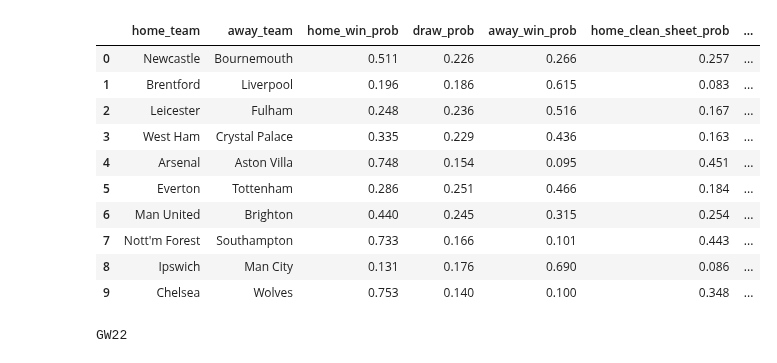
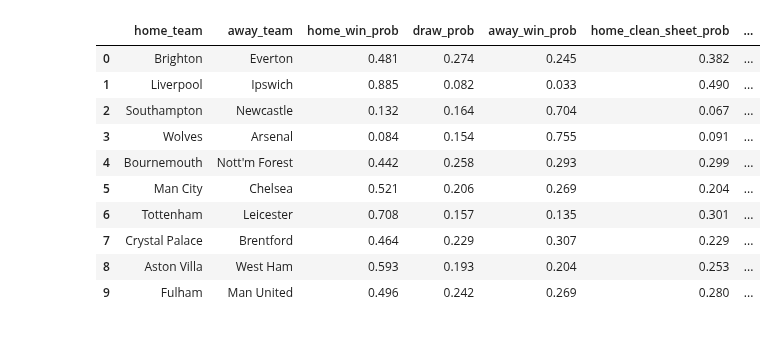
Before and after one commit to louis-porter/football-analytics, a Jupyter notebook: models/team-strength-models/ensemble_dixon_coles_model.ipynb, the cells around one changed output. Saved outputs shown, nothing was run; the diff lists cells and outputs as text; code cells hidden in the pictures.

Commit message:
gw preds 23

```diff
--- a/models/team-strength-models/ensemble_dixon_coles_model.ipynb
+++ b/models/team-strength-models/ensemble_dixon_coles_model.ipynb
@@ -544,66 +544,64 @@ import os
 
 # Manually define fixtures for GW22
 fixtures = [
-    ("Newcastle", "Bournemouth"),
-    ("Brentford", "Liverpool"),
-    ("Leicester", "Fulham"),
-    ("West Ham", "Crystal Palace"),
-    ("Arsenal", "Aston Villa"),
-    ("Everton", "Tottenham"),
-    ("Man United", "Brighton"),
-    ("Nott'm Forest", "Southampton"),
-    ("Ipswich", "Man City"),
-    ("Chelsea", "Wolves")
+    ("Brighton", "Everton"),
+    ("Liverpool", "Ipswich"),
+    ("Southampton", "Newcastle"),
+    ("Wolves", "Arsenal"),
+    ("Bournemouth", "Nott'm Forest"),
+    ("Man City", "Chelsea"),
+    ("Tottenham", "Leicester"),
+    ("Crystal Palace", "Brentford"),
+    ("Aston Villa", "West Ham"),
+    ("Fulham", "Man United")
 ]
 
 # Get predictions for each fixture
 results = []
 
 for fixture in fixtures:
     home_team, away_team = fixture
 
     xg_preds = predict(xg_model_params, home_team, away_team)
     goals_preds = predict(goals_model_params, home_team, away_team)
 
     weighted_preds = {}
 
     for key in xg_preds.keys():
         weighted_value = (0.7 * xg_preds[key]) + (0.3 * goals_preds[key])
         weighted_preds[key] = weighted_value
 
     results.append({
         'home_team': home_team,
         'away_team': away_team,
         **weighted_preds
     })
 
 results_df = pd.DataFrame(results)
 
 
 # Display the results DataFrame
 display(results_df)
 # %% [output]
 |  | home_team | away_team | home_win_prob | draw_prob | away_win_prob | home_clean_sheet_prob | ... |
-| 0 | Newcastle | Bournemouth | 0.511 | 0.226 | 0.266 | 0.257 | ... |
-| 1 | Brentford | Liverpool | 0.196 | 0.186 | 0.615 | 0.083 | ... |
-| 2 | Leicester | Fulham | 0.248 | 0.236 | 0.516 | 0.167 | ... |
-| 3 | West Ham | Crystal Palace | 0.335 | 0.229 | 0.436 | 0.163 | ... |
-| 4 | Arsenal | Aston Villa | 0.748 | 0.154 | 0.095 | 0.451 | ... |
-| 5 | Everton | Tottenham | 0.286 | 0.251 | 0.466 | 0.184 | ... |
-| 6 | Man United | Brighton | 0.440 | 0.245 | 0.315 | 0.254 | ... |
-| 7 | Nott'm Forest | Southampton | 0.733 | 0.166 | 0.101 | 0.443 | ... |
-| 8 | Ipswich | Man City | 0.131 | 0.176 | 0.690 | 0.086 | ... |
-| 9 | Chelsea | Wolves | 0.753 | 0.140 | 0.100 | 0.348 | ... |
+| 0 | Brighton | Everton | 0.481 | 0.274 | 0.245 | 0.382 | ... |
+| 1 | Liverpool | Ipswich | 0.885 | 0.082 | 0.033 | 0.490 | ... |
+| 2 | Southampton | Newcastle | 0.132 | 0.164 | 0.704 | 0.067 | ... |
+| 3 | Wolves | Arsenal | 0.084 | 0.154 | 0.755 | 0.091 | ... |
+| 4 | Bournemouth | Nott'm Forest | 0.442 | 0.258 | 0.293 | 0.299 | ... |
+| 5 | Man City | Chelsea | 0.521 | 0.206 | 0.269 | 0.204 | ... |
+| 6 | Tottenham | Leicester | 0.708 | 0.157 | 0.135 | 0.301 | ... |
+| 7 | Crystal Palace | Brentford | 0.464 | 0.229 | 0.307 | 0.229 | ... |
+| 8 | Aston Villa | West Ham | 0.593 | 0.193 | 0.204 | 0.253 | ... |
+| 9 | Fulham | Man United | 0.496 | 0.242 | 0.269 | 0.280 | ... |
 # %%
-from viz.model_pred_viz.gw_dict import gw_dict
-current_date = pd.Timestamp.today()
-for gw, date in gw_dict.items():
-        if current_date >= pd.to_datetime(date):
-            current_gw = gw
-        else:
-            break
-print (current_gw)
+# from viz.model_pred_viz.gw_dict import gw_dict
+# current_date = pd.Timestamp.today()
+# for gw, date in gw_dict.items():
+#         if current_date >= pd.to_datetime(date):
+#             current_gw = gw
+#         else:
+#             break
+# print (current_gw)
 
-results_df.to_csv(f"predictions/ensmeble_{current_gw}_preds.csv")
+results_df.to_csv(f"predictions/ensmeble_23_preds.csv")
-# %% [output]
-GW22
```
Also changed, not shown: parts of 4 cells of this notebook, 9 other files.
